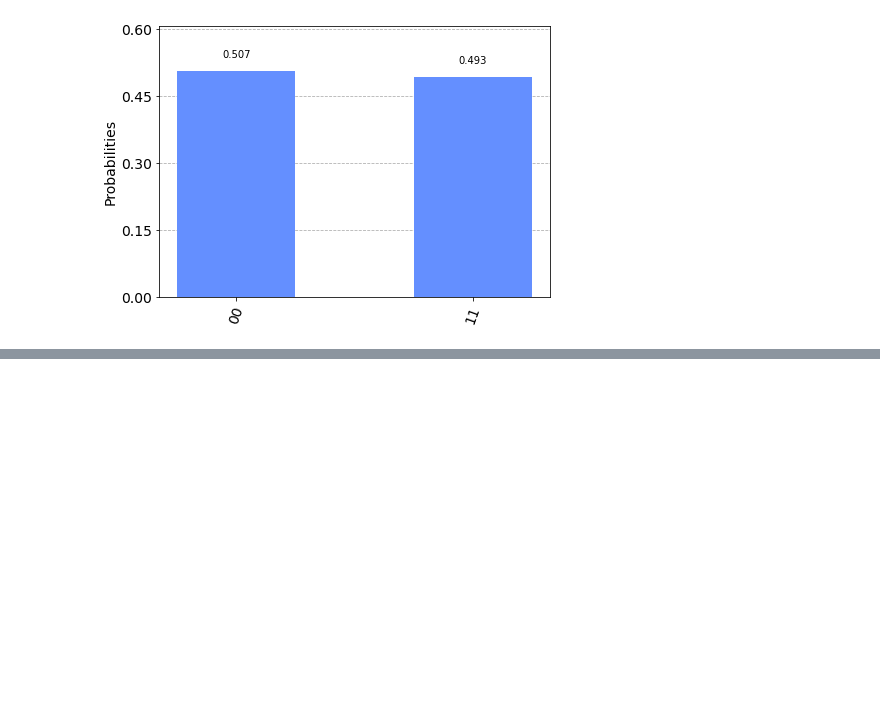
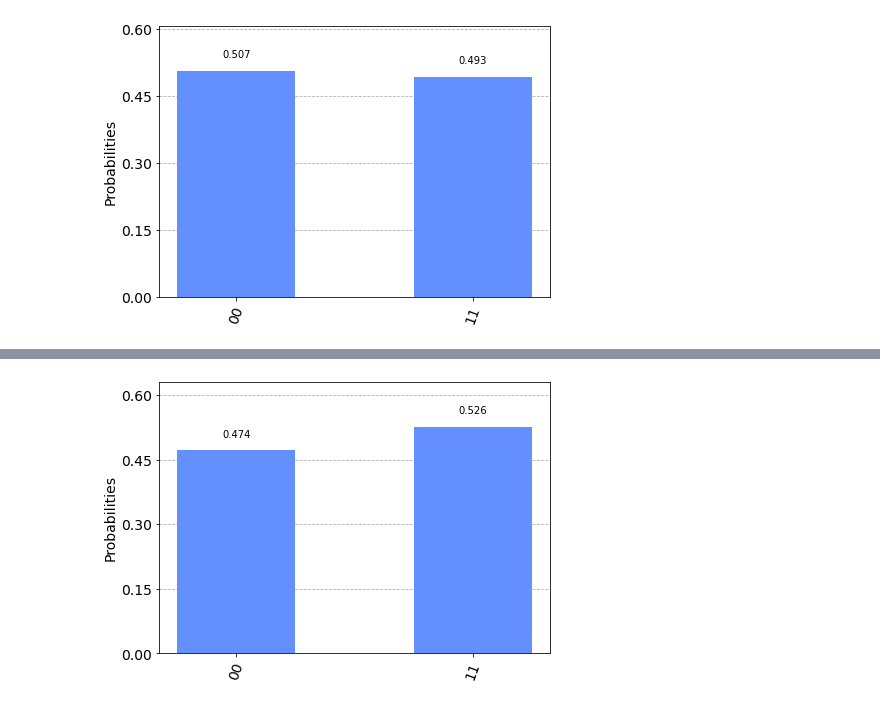
Before and after one commit to QuantumHispano/creando-estados-entrelazados, a Jupyter notebook: Qiskit_estados_entrelazados.ipynb, the cells around one changed output, grey strips where cells are left out. Drawn from its saved outputs; the diff is of its cells as text; code cells hidden in the pictures; blank space fills up the shorter version.

```diff
--- a/Qiskit_estados_entrelazados.ipynb
+++ b/Qiskit_estados_entrelazados.ipynb
@@ -82,0 +114,7 @@ plot_histogram(answer)
+# %%
+results2 = execute(qBell2, backend=backend_qasm, shots=shots).result()
+answer2 = results2.get_counts()
+
+plot_histogram(answer2)
+# %% [output]
+[figure, added]
```
Also changed, not shown: parts of 9 cells of this notebook.
